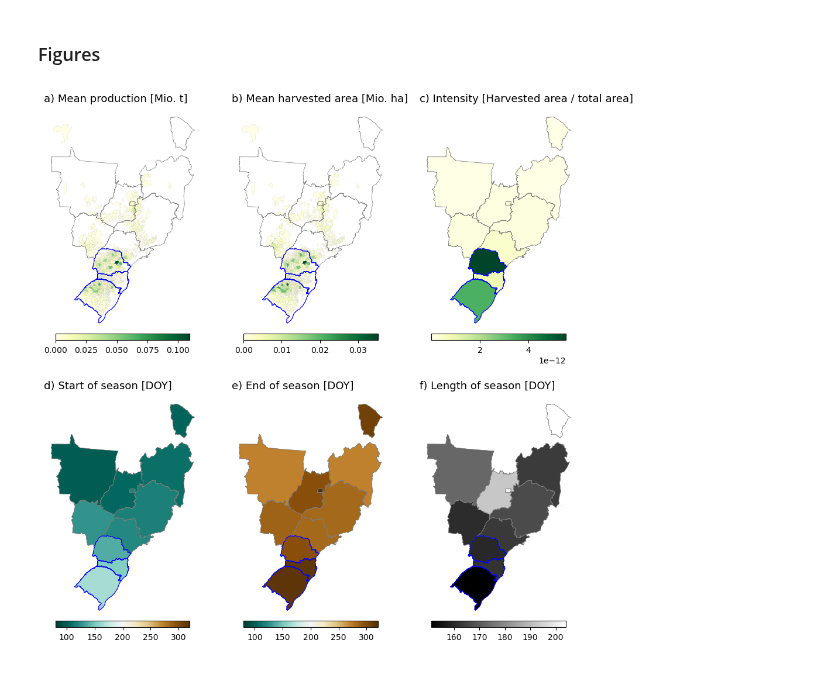
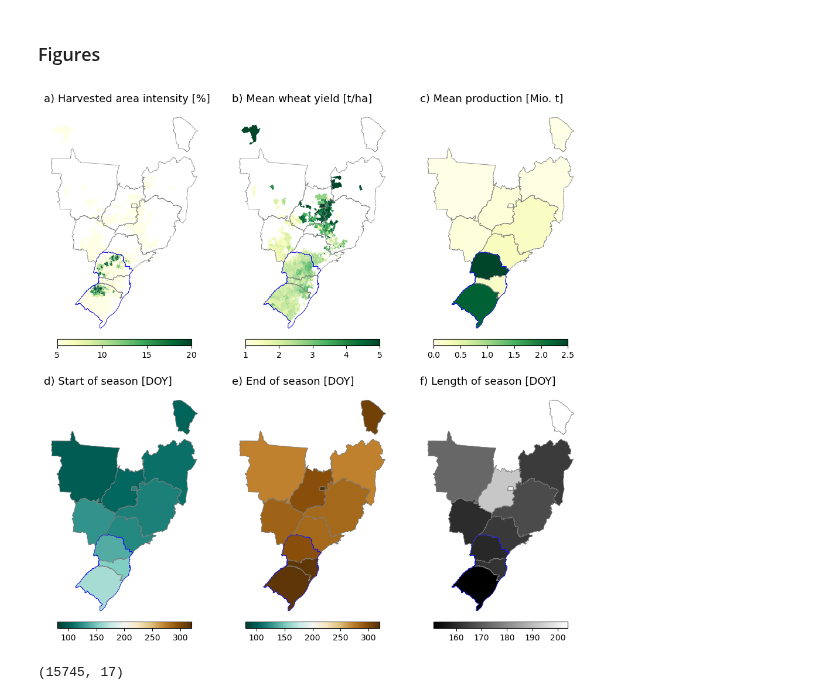
Before and after one commit to ellaampy/seasonal-yield-forecast, a Jupyter notebook: data_preparation/figures.ipynb, the cells around one changed output. Cells and saved outputs as stored; diff of their text form; code cells hidden in the pictures.

```diff
--- a/data_preparation/figures.ipynb
+++ b/data_preparation/figures.ipynb
@@ -25,6 +23,8 @@ wheat BR (129, 329) (5, 11) [2006, 2015, 2017]
 # %%
 # CY-BENCH
 yield_data = pd.read_csv("../data/CY-Bench/{}/{}/yield_{}_{}.csv".format(ecmwf_country, crop, crop, ecmwf_country))
+yield_data["production [mio. t]"] = yield_data["production"] / 1e6
+yield_data["harvested_area [mio. ha]"] = yield_data["harvested_area"] / 1e6
 crop_calendar = pd.read_csv("../data/CY-Bench/{}/{}/crop_calendar_{}_{}.csv".format(ecmwf_country, crop, crop, ecmwf_country))
 relevant_adm_ids = yield_data["adm_id"].unique()
 
@@ -45,53 +41,55 @@ crop_production_harvested_area["harvested_area"] = crop_production_harvested_are
 # %%
+crop_production_harvested_area = yield_data.loc[yield_data["harvest_year"].between(2003,2022)].groupby("adm_id")[["yield", "production", "harvested_area", "production [mio. t]", "harvested_area [mio. ha]"]].mean().reset_index()
 adm1_level = country_gpd.dissolve(by="ADM1_PT").to_crs("EPSG:4326").reset_index()[["ADM1_PT", "geometry"]]
 country_gpd_crop = country_gpd.loc[country_gpd["adm_id"].isin(relevant_adm_ids)].reset_index(drop=True)
 adm1_level_crop_calendar = gpd.GeoDataFrame(crop_calendar.merge(country_gpd_crop, on="adm_id")).dissolve(by="ADM1_PT", aggfunc={"sos": "mean", "eos": "mean"}).to_crs("EPSG:4326").reset_index()
-adm1_level_crop_production = gpd.GeoDataFrame(crop_production_harvested_area.merge(country_gpd_crop, on="adm_id")).dissolve(by="ADM1_PT", aggfunc={"production": "sum", "harvested_area":"sum"}).to_crs("EPSG:4326").reset_index()
+adm1_level_crop_production = gpd.GeoDataFrame(crop_production_harvested_area.merge(country_gpd_crop, on="adm_id")).dissolve(by="ADM1_PT", aggfunc={"production": "sum",
+                                                                                                                                                   "harvested_area":"sum",
+                                                                                                                                                   "production [mio. t]":"sum",
+                                                                                                                                                   "harvested_area [mio. ha]":"sum"}).to_crs("EPSG:4326").reset_index()
 adm1_level_crop = gpd.GeoDataFrame(adm1_level_crop_calendar.merge(adm1_level_crop_production.drop("geometry", axis=1), on="ADM1_PT")).to_crs("EPSG:4326").reset_index()
 
-crop_calendar_info_map = gpd.GeoDataFrame(adm1_level.merge(adm1_level_crop[["ADM1_PT", "sos", "eos", "production", "harvested_area"]], on="ADM1_PT"))
+crop_calendar_info_map = gpd.GeoDataFrame(adm1_level.merge(adm1_level_crop[["ADM1_PT", "sos", "eos", "production", "harvested_area", "production [mio. t]", "harvested_area [mio. ha]"]], on="ADM1_PT"))
 crop_calendar_info_map = crop_calendar_info_map.assign(length=crop_calendar_info_map["eos"] - crop_calendar_info_map["sos"],
                                                        intensity=crop_calendar_info_map["harvested_area"]/crop_calendar_info_map["geometry"].to_crs(epsg=32723).area)
+
+adm2_crop_data = gpd.GeoDataFrame(crop_production_harvested_area.merge(country_gpd_crop, on="adm_id")).to_crs("EPSG:4326")
+adm2_crop_data = adm2_crop_data.assign(intensity=100 * 10000 * adm2_crop_data["harvested_area"]/adm2_crop_data["geometry"].to_crs(epsg=32723).area)
-# %%
-crop_calendar_info_map["production"] = crop_calendar_info_map["production"] / 1e6
-crop_calendar_info_map["harvested_area"] = crop_calendar_info_map["harvested_area"] / 1e6
 # %%
 fig, axs = plt.subplots(2, 3, figsize=(10, 10))
 axs = axs.ravel()
 
-adm2_crop_data = gpd.GeoDataFrame(crop_production_harvested_area.merge(country_gpd_crop, on="adm_id")).to_crs("EPSG:4326")
-
 # a) Production by adm2
-adm2_crop_data.plot(ax=axs[0], column="production", legend=True, edgecolor="grey", linewidth=.05, cmap="YlGn", legend_kwds={'orientation': 'horizontal', "shrink":.7, 'pad': 0})
-axs[0].set_title("a) Mean production [Mio. t]", loc="left", fontsize=13)
+adm2_crop_data.plot(ax=axs[0], column="intensity", vmin=5, vmax=20, legend=True, edgecolor="none", linewidth=0, cmap="YlGn", legend_kwds={'orientation': 'horizontal', "shrink":.7, 'pad': 0})
+axs[0].set_title("a) Harvested area intensity [%]", loc="left", fontsize=13)
 
 # b) Harvested area by adm2
-adm2_crop_data.plot(ax=axs[1], column="harvested_area", legend=True, edgecolor="grey", linewidth=.05, cmap="YlGn", legend_kwds={'orientation': 'horizontal', "shrink":.7, 'pad': 0})
-axs[1].set_title("b) Mean harvested area [Mio. ha]", loc="left", fontsize=13)
+adm2_crop_data.plot(ax=axs[1], column="yield", legend=True, vmin=1, vmax=5, edgecolor="none", linewidth=0, cmap="YlGn", legend_kwds={'orientation': 'horizontal', "shrink":.7, 'pad': 0})
+axs[1].set_title("b) Mean wheat yield [t/ha]", loc="left", fontsize=13)
 
 # c) Harvested area intensity by adm1
-crop_calendar_info_map.plot(column="intensity", legend=True, edgecolor="black", linewidth=.1, cmap="YlGn", ax=axs[2], legend_kwds={'orientation': 'horizontal', "shrink":.7, 'pad': 0})
-axs[2].set_title("c) Intensity [Harvested area / total area]", loc="left", fontsize=13)
+crop_calendar_info_map.plot(column="production [mio. t]", vmin=0, vmax=2.5, legend=True, edgecolor="black", linewidth=.1, cmap="YlGn", ax=axs[2], legend_kwds={'orientation': 'horizontal', "shrink":.7, 'pad': 0})
+axs[2].set_title("c) Mean production [Mio. t]", loc="left", fontsize=13)
 
 # d) Start of season by adm1
 crop_calendar_info_map.plot(column="sos", legend=True, edgecolor="black", linewidth=.1, vmin=80, vmax=320, cmap="BrBG_r", ax=axs[3], legend_kwds={'orientation': 'horizontal', "shrink":.7, 'pad': 0, 'ticks': [100, 150, 200, 250, 300]})
 axs[3].set_title("d) Start of season [DOY]", loc="left", fontsize=13)
 
 # e) End of season by adm1
 crop_calendar_info_map.plot(column="eos", legend=True, edgecolor="black", linewidth=.1, vmin=80, vmax=320, cmap="BrBG_r", ax=axs[4], legend_kwds={'orientation': 'horizontal', "shrink":.7, 'pad': 0, 'ticks': [100, 150, 200, 250, 300]})
 axs[4].set_title("e) End of season [DOY]", loc="left", fontsize=13)
 
 # f) Length of season by adm1
 crop_calendar_info_map.plot(column="length", legend=True, edgecolor="black", linewidth=.1, ax=axs[5], cmap="gray", legend_kwds={'orientation': 'horizontal', "shrink":.7, 'pad': 0, 'ticks': [160, 170, 180, 190, 200]})
 axs[5].set_title("f) Length of season [DOY]", loc="left", fontsize=13)
 
 for ax in axs:
     crop_calendar_info_map.plot(ax=ax, facecolor="none", edgecolor="grey", linewidth=.5)
-    crop_calendar_info_map.loc[crop_calendar_info_map["ADM1_PT"].isin(["Rio Grande do Sul", "Paraná", "Santa Catarina"])].plot(ax=ax, facecolor="none", edgecolor="blue", linewidth=.8)
+    crop_calendar_info_map.loc[crop_calendar_info_map["ADM1_PT"].isin(["Rio Grande do Sul", "Paraná", "Santa Catarina"])].dissolve().plot(ax=ax, facecolor="none", edgecolor="blue", linewidth=.5)
     ax.axis("off")
 
 plt.tight_layout()
 plt.savefig("season_{}_{}.png".format(crop, ecmwf_country))
 plt.show()
 # %% [output]
-[figure, old version]
+[figure, new version]
@@ -97,0 +100,4 @@ plt.show()
+# %%
+yield_south.shape
+# %% [output]
+(15745, 17)
```
Also changed, not shown: parts of 11 cells of this notebook, 6 other files.
